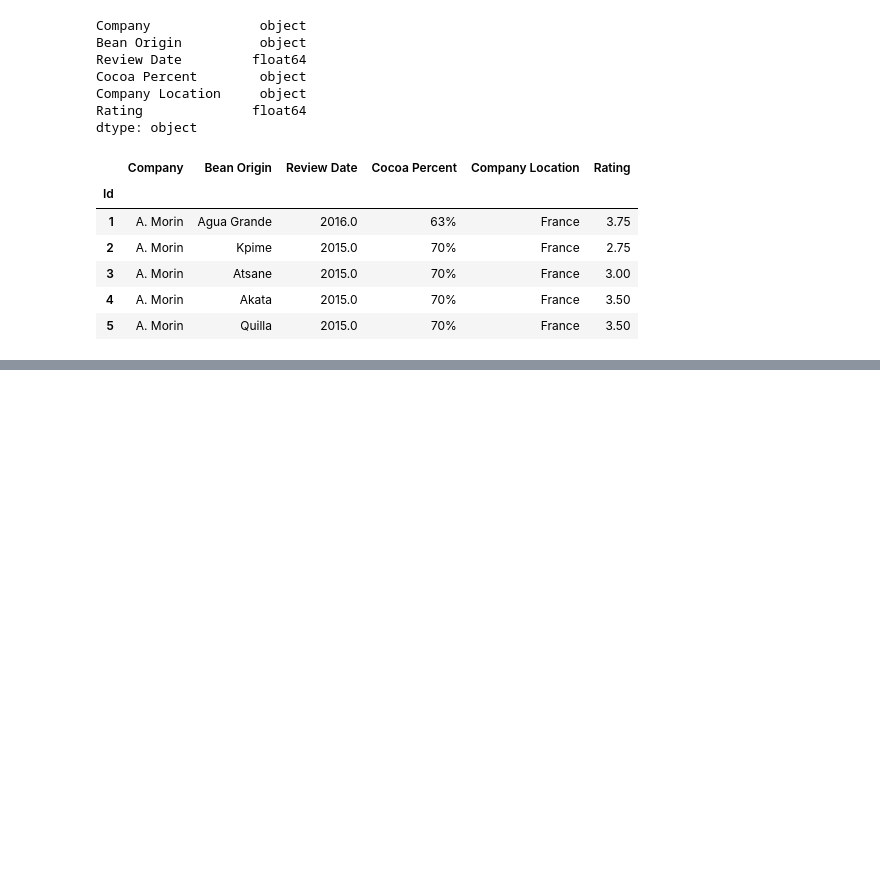
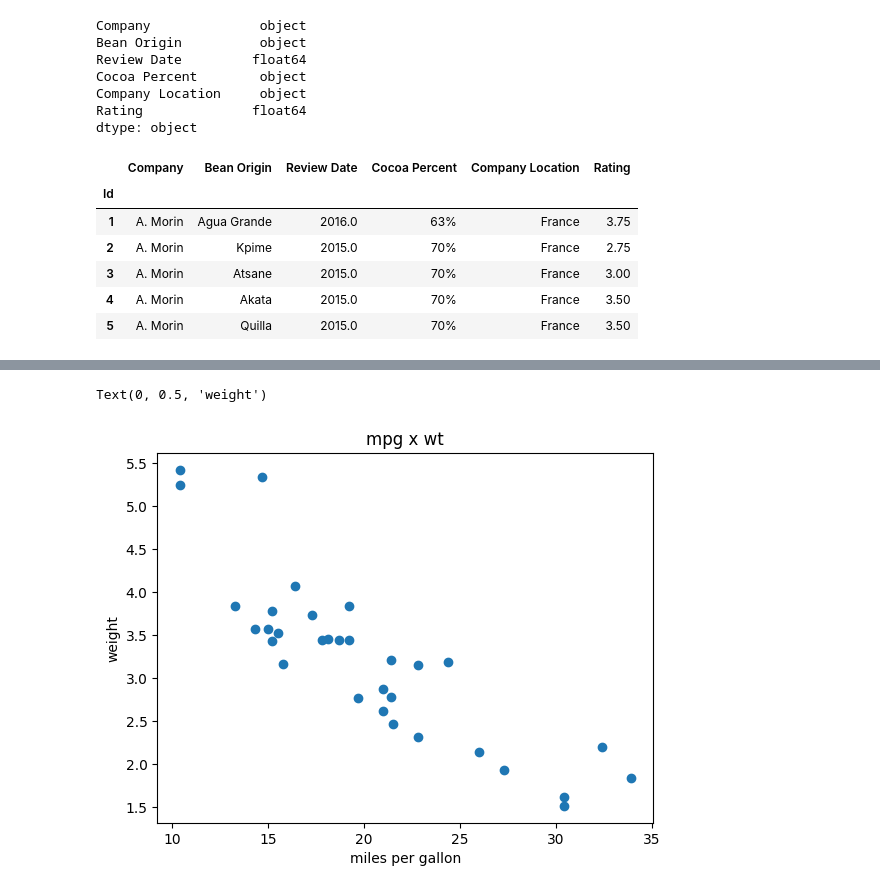
Before and after one commit to Harshit1234G/Python-for-Data-Science, a Jupyter notebook: week 3/assignment.ipynb, the cells around one changed output, grey strips where cells are left out. Saved outputs shown, nothing was run; the diff lists cells and outputs as text; code cells hidden in the pictures; blank space fills up the shorter version.

```diff
--- a/week 3/assignment.ipynb
+++ b/week 3/assignment.ipynb
@@ -69,3 +69,5 @@ flavors.head()
 | 3 | A. Morin | Atsane | 2015.0 | 70% | France | 3.00 |
 | 4 | A. Morin | Akata | 2015.0 | 70% | France | 3.50 |
 | 5 | A. Morin | Quilla | 2015.0 | 70% | France | 3.50 |
+# %%
+cars = pd.read_csv('mtcars.csv')
@@ -71,0 +96,8 @@ flavors.head()
+# %%
+plt.scatter(data= cars, x= 'mpg', y= 'wt')
+plt.title('mpg x wt')
+plt.xlabel('miles per gallon')
+plt.ylabel('weight')
+# %% [output]
+Text(0, 0.5, 'weight')
+[figure, added]
```
Also changed, not shown: parts of 14 cells of this notebook, 6 other files.
